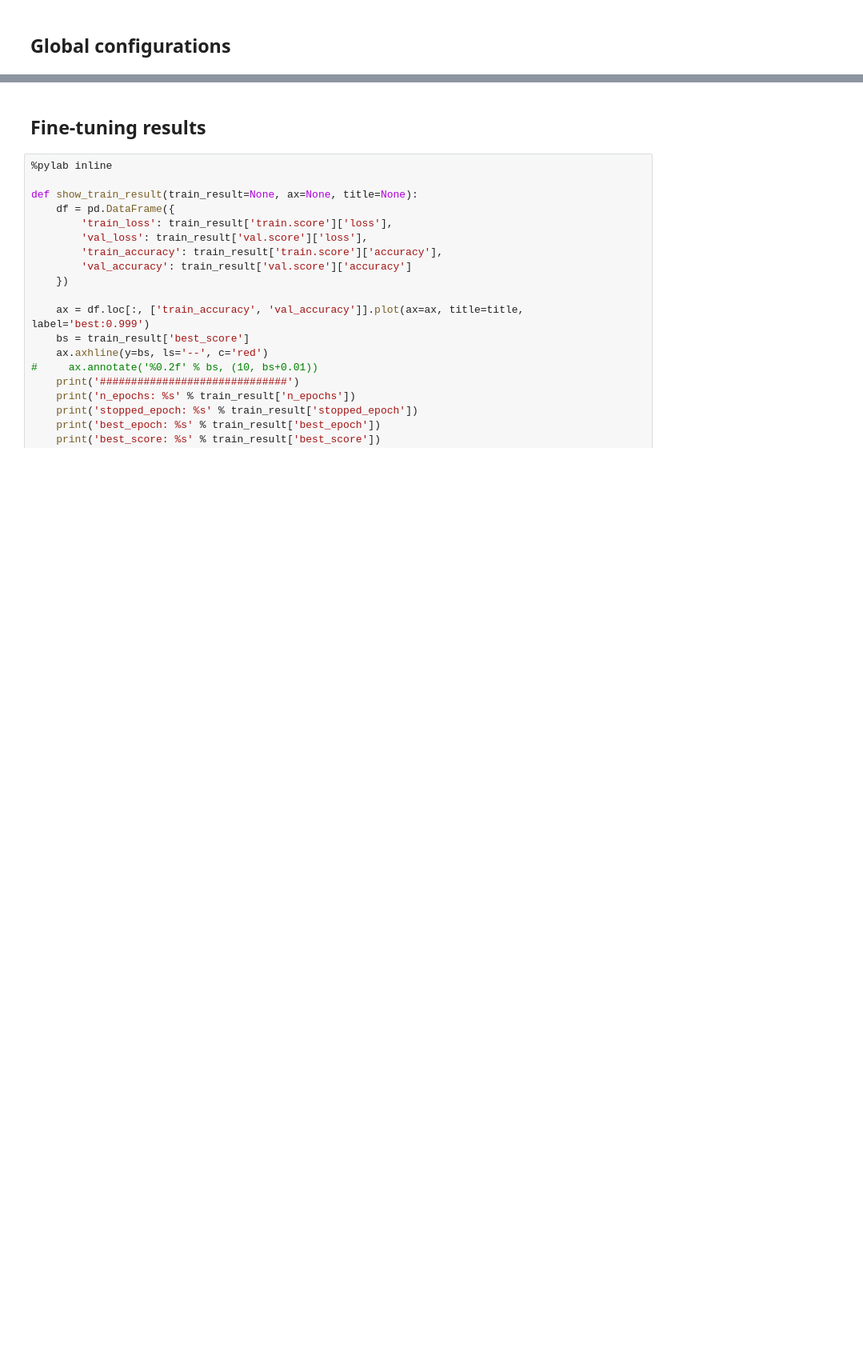
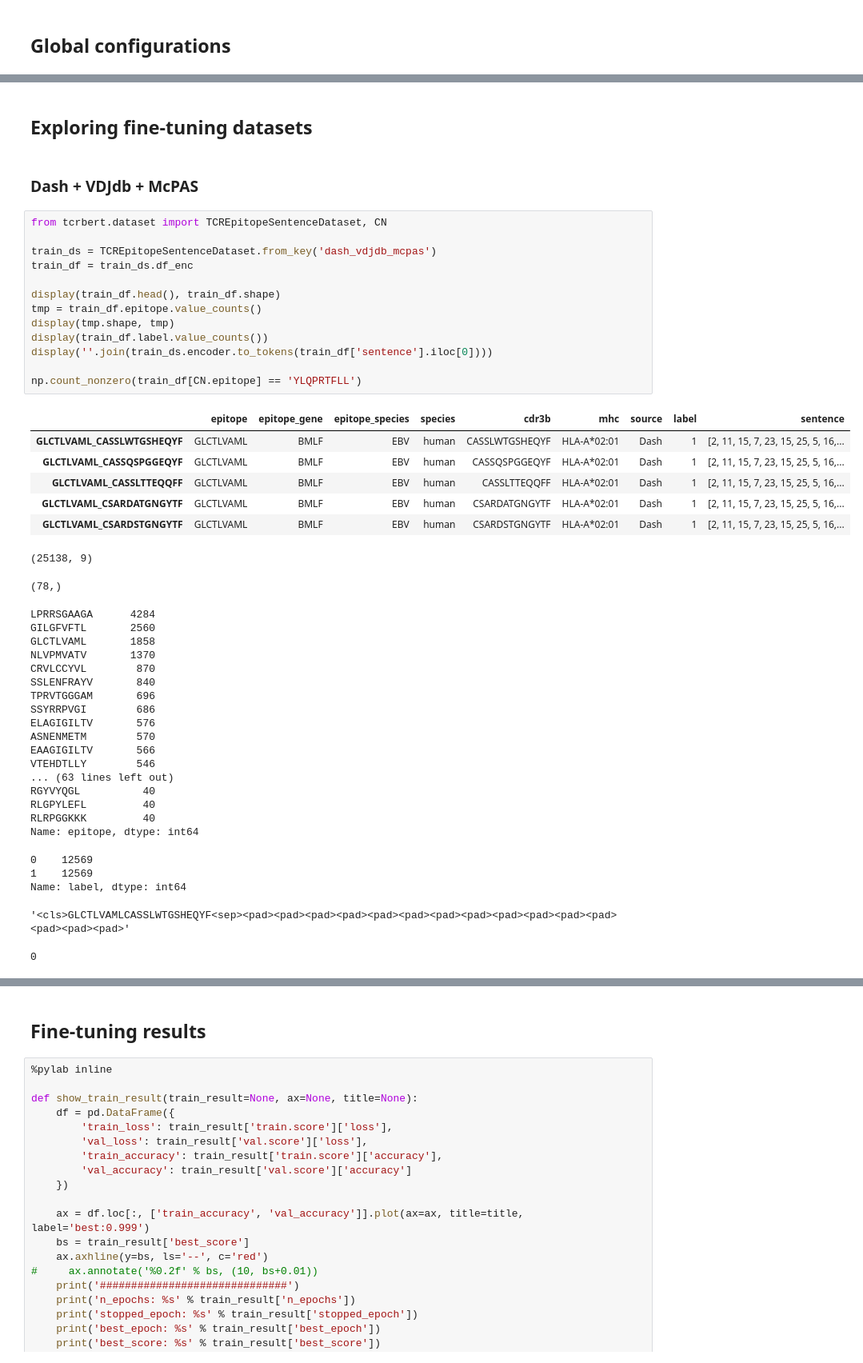
Before and after one commit to luseedbio/TCRBert, a Jupyter notebook: notebook/exp1.ipynb, the cells around one changed output, grey strips where cells are left out. Shown at 80% size. Cells and saved outputs as stored; diff of their text form; blank space fills up the shorter version.

```diff
--- a/notebook/exp1.ipynb
+++ b/notebook/exp1.ipynb
@@ -96,3 +101,51 @@ display(exp_conf)
     'result': '../output/exp1/eval.shomuradova.result.json'},
    {'data': 'immunecode',
     'result': '../output/exp1/eval.immunecode.result.json'}]}}
+# %% [markdown]
+## Exploring fine-tuning datasets
+# %% [markdown]
+### Dash + VDJdb + McPAS
+# %%
+from tcrbert.dataset import TCREpitopeSentenceDataset, CN
+
+train_ds = TCREpitopeSentenceDataset.from_key('dash_vdjdb_mcpas')
+train_df = train_ds.df_enc
+
+display(train_df.head(), train_df.shape)
+tmp = train_df.epitope.value_counts()
+display(tmp.shape, tmp)
+display(train_df.label.value_counts())
+display(''.join(train_ds.encoder.to_tokens(train_df['sentence'].iloc[0])))
+
+np.count_nonzero(train_df[CN.epitope] == 'YLQPRTFLL')
+# %% [output]
+|  | epitope | epitope_gene | epitope_species | species | cdr3b | mhc | source | label | sentence |
+| GLCTLVAML_CASSLWTGSHEQYF | GLCTLVAML | BMLF | EBV | human | CASSLWTGSHEQYF | HLA-A*02:01 | Dash | 1 | [2, 11, 15, 7, 23, 15, 25, 5, 16,... |
+| GLCTLVAML_CASSQSPGGEQYF | GLCTLVAML | BMLF | EBV | human | CASSQSPGGEQYF | HLA-A*02:01 | Dash | 1 | [2, 11, 15, 7, 23, 15, 25, 5, 16,... |
+| GLCTLVAML_CASSLTTEQQFF | GLCTLVAML | BMLF | EBV | human | CASSLTTEQQFF | HLA-A*02:01 | Dash | 1 | [2, 11, 15, 7, 23, 15, 25, 5, 16,... |
+| GLCTLVAML_CSARDATGNGYTF | GLCTLVAML | BMLF | EBV | human | CSARDATGNGYTF | HLA-A*02:01 | Dash | 1 | [2, 11, 15, 7, 23, 15, 25, 5, 16,... |
+| GLCTLVAML_CSARDSTGNGYTF | GLCTLVAML | BMLF | EBV | human | CSARDSTGNGYTF | HLA-A*02:01 | Dash | 1 | [2, 11, 15, 7, 23, 15, 25, 5, 16,... |
+(25138, 9)
+(78,)
+LPRRSGAAGA      4284
+GILGFVFTL       2560
+GLCTLVAML       1858
+NLVPMVATV       1370
+CRVLCCYVL        870
+SSLENFRAYV       840
+TPRVTGGGAM       696
+SSYRRPVGI        686
+ELAGIGILTV       576
+ASNENMETM        570
+EAAGIGILTV       566
+VTEHDTLLY        546
+... (63 lines left out)
+RGYVYQGL          40
+RLGPYLEFL         40
+RLRPGGKKK         40
+Name: epitope, dtype: int64
+0    12569
+1    12569
+Name: label, dtype: int64
+'<cls>GLCTLVAMLCASSLWTGSHEQYF<sep><pad><pad><pad><pad><pad><pad><pad><pad><pad><pad><pad><pad><pad><pad><pad>'
+0
```
Also changed, not shown: parts of 9 cells of this notebook, 3 other files.
